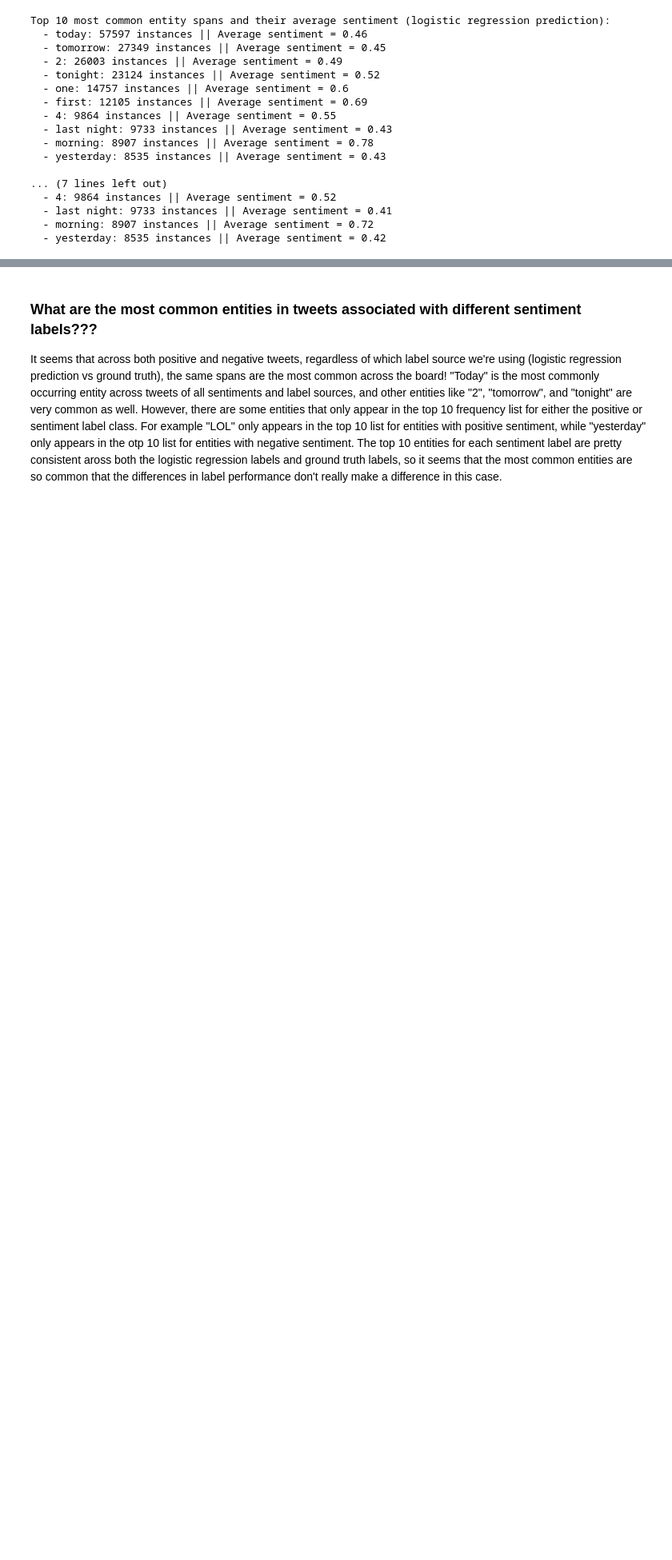
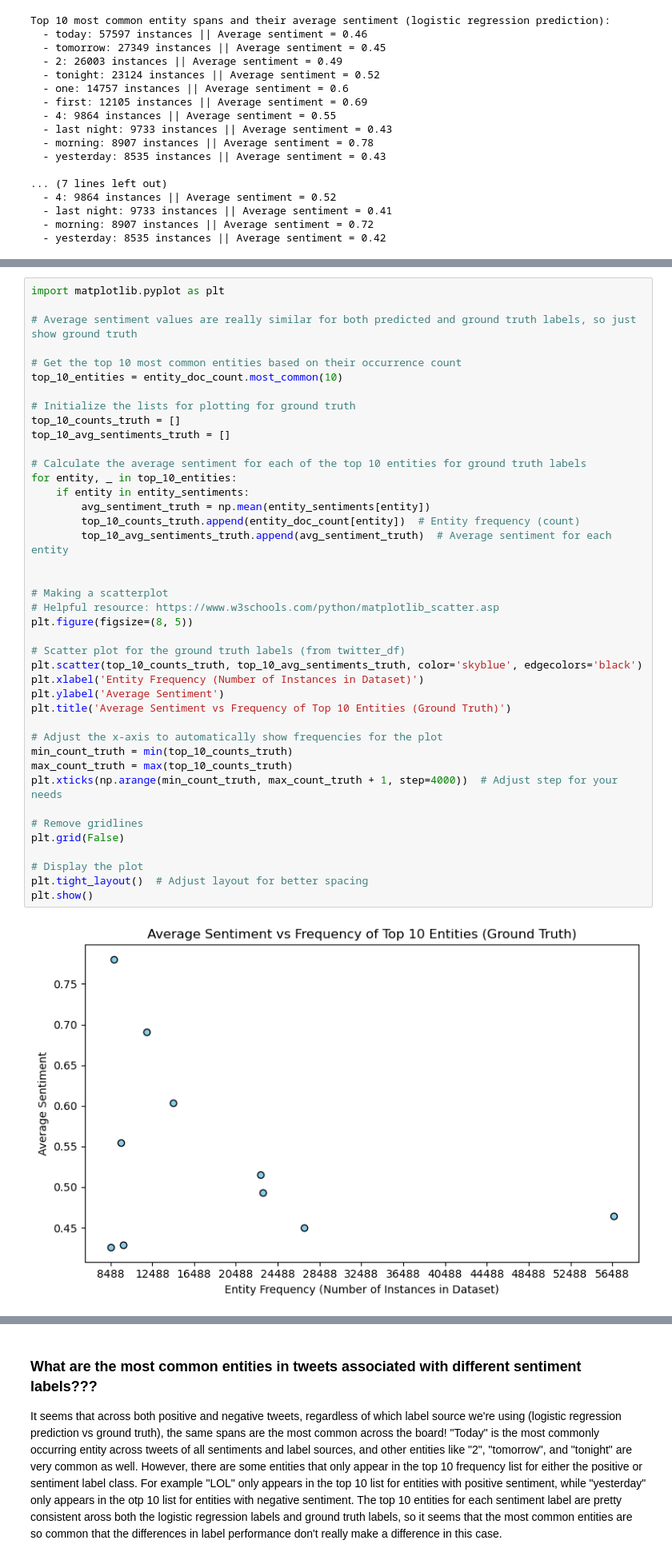
Before and after one commit to ZachG88/INFO498_Twitter_Sentiment, a Jupyter notebook: 498_Final_QLD.ipynb, the cells around one changed output, grey strips where cells are left out. Shown: that part at 80% size. Cells and saved outputs as stored; diff of their text form; blank space fills up the shorter version.

Commit message:
Visualizations for Quang!

```diff
--- a/498_Final_QLD.ipynb
+++ b/498_Final_QLD.ipynb
@@ -1017,0 +915,43 @@ Average Number of Tweets for Top 10 Negative Entities: 26.8
+# %%
+import matplotlib.pyplot as plt
+
+# Average sentiment values are really similar for both predicted and ground truth labels, so just show ground truth
+
+# Get the top 10 most common entities based on their occurrence count
+top_10_entities = entity_doc_count.most_common(10)
+
+# Initialize the lists for plotting for ground truth
+top_10_counts_truth = []
+top_10_avg_sentiments_truth = []
+
+# Calculate the average sentiment for each of the top 10 entities for ground truth labels
+for entity, _ in top_10_entities:
+    if entity in entity_sentiments:
+        avg_sentiment_truth = np.mean(entity_sentiments[entity])
+        top_10_counts_truth.append(entity_doc_count[entity])  # Entity frequency (count)
+        top_10_avg_sentiments_truth.append(avg_sentiment_truth)  # Average sentiment for each entity
+
+
+# Making a scatterplot
+# Helpful resource: https://www.w3schools.com/python/matplotlib_scatter.asp
+plt.figure(figsize=(8, 5))
+
+# Scatter plot for the ground truth labels (from twitter_df)
+plt.scatter(top_10_counts_truth, top_10_avg_sentiments_truth, color='skyblue', edgecolors='black')
+plt.xlabel('Entity Frequency (Number of Instances in Dataset)')
+plt.ylabel('Average Sentiment')
+plt.title('Average Sentiment vs Frequency of Top 10 Entities (Ground Truth)')
+
+# Adjust the x-axis to automatically show frequencies for the plot
+min_count_truth = min(top_10_counts_truth)
+max_count_truth = max(top_10_counts_truth)
+plt.xticks(np.arange(min_count_truth, max_count_truth + 1, step=4000))  # Adjust step for your needs
+
+# Remove gridlines
+plt.grid(False)
+
+# Display the plot
+plt.tight_layout()  # Adjust layout for better spacing
+plt.show()
+# %% [output]
+[figure, added]
```
Also changed, not shown: parts of 16 cells of this notebook.
